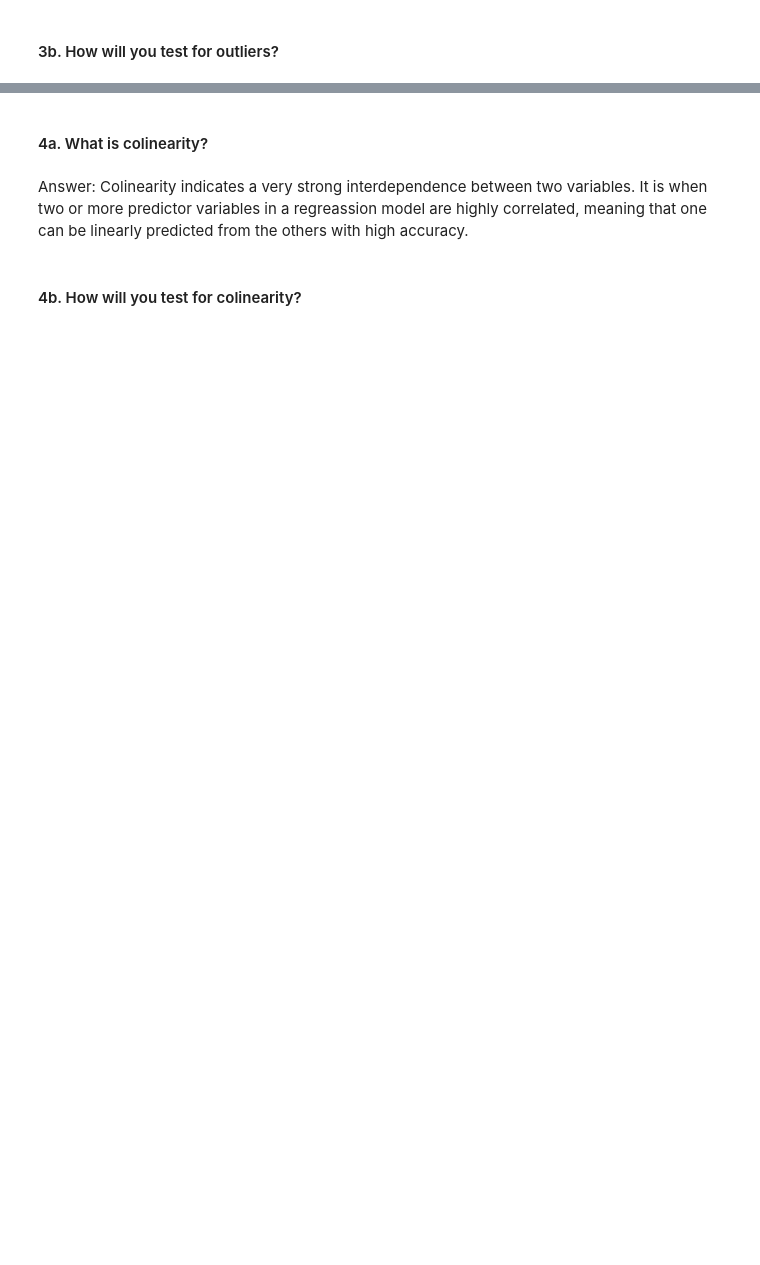
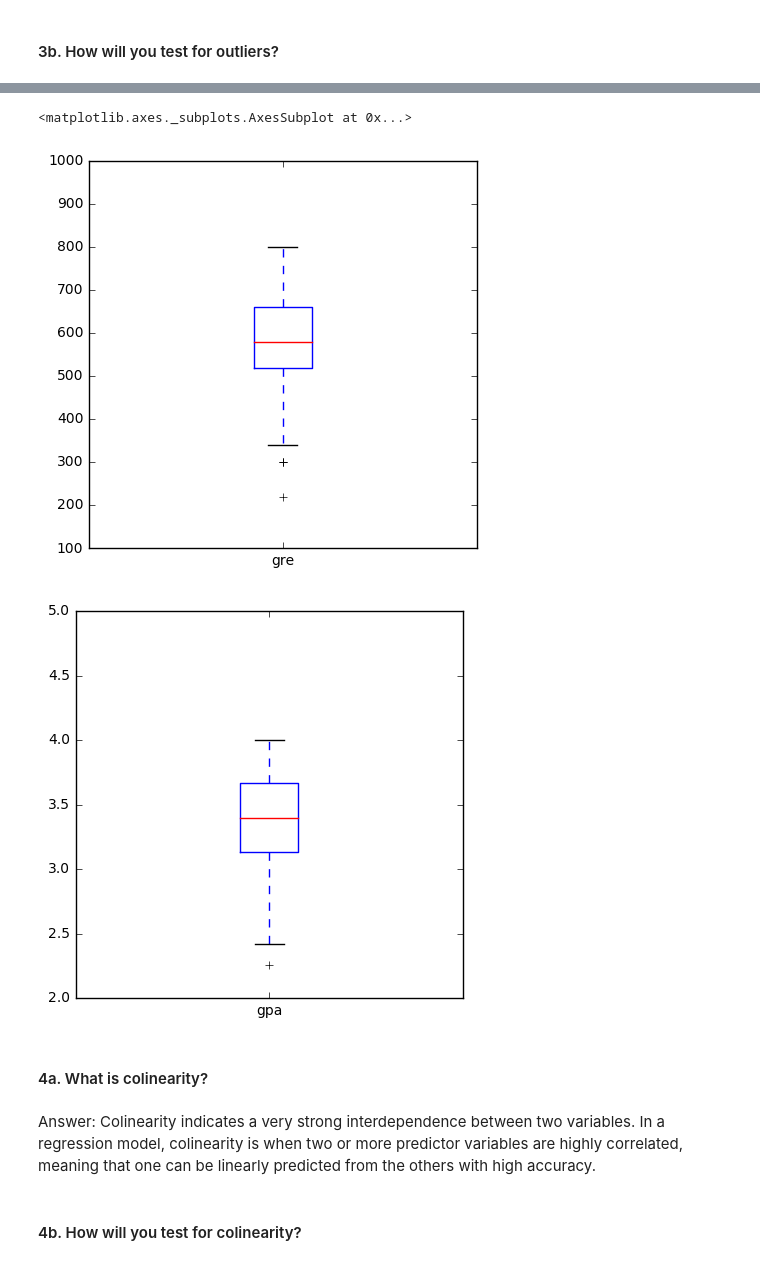
Before and after one commit to hhenningsg/Hannah-DS4, a Jupyter notebook: projects/unit-projects/project-1/starter-code/project1-starter.ipynb, the cells around one changed output, grey strips where cells are left out. Drawn from its saved outputs; the diff is of its cells as text; code cells hidden in the pictures; blank space fills up the shorter version.

```diff
--- a/projects/unit-projects/project-1/starter-code/project1-starter.ipynb
+++ b/projects/unit-projects/project-1/starter-code/project1-starter.ipynb
@@ -142,8 +201,20 @@ Test for outliers by plotting the data...boxplot
+# %%
+fig, ax1 = plt.subplots(1, figsize = (5,5))
+ax1.set_ylim([100, 1000])
+df.gre.plot.box()
+
+fig, ax2 = plt.subplots(1, figsize = (5,5))
+ax2.set_ylim([2, 5])
+df.gpa.plot.box()
+# %% [output]
+<matplotlib.axes._subplots.AxesSubplot at 0x...>
+[figure, added]
+[figure, added]
 # %% [markdown]
 #### 4a. What is colinearity?
 # %% [markdown]
 Answer:
-Colinearity indicates a very strong interdependence between two variables.  It is when two or more predictor variables in a regreassion model are highly correlated, meaning that one can be linearly predicted from the others with high accuracy.
+Colinearity indicates a very strong interdependence between two variables.  In a regression model, colinearity is when two or more predictor variables are highly correlated, meaning that one can be linearly predicted from the others with high accuracy.
 # %% [markdown]
 #### 4b. How will you test for colinearity?
 # %% [markdown]
```
Also changed, not shown: parts of 35 cells of this notebook.
